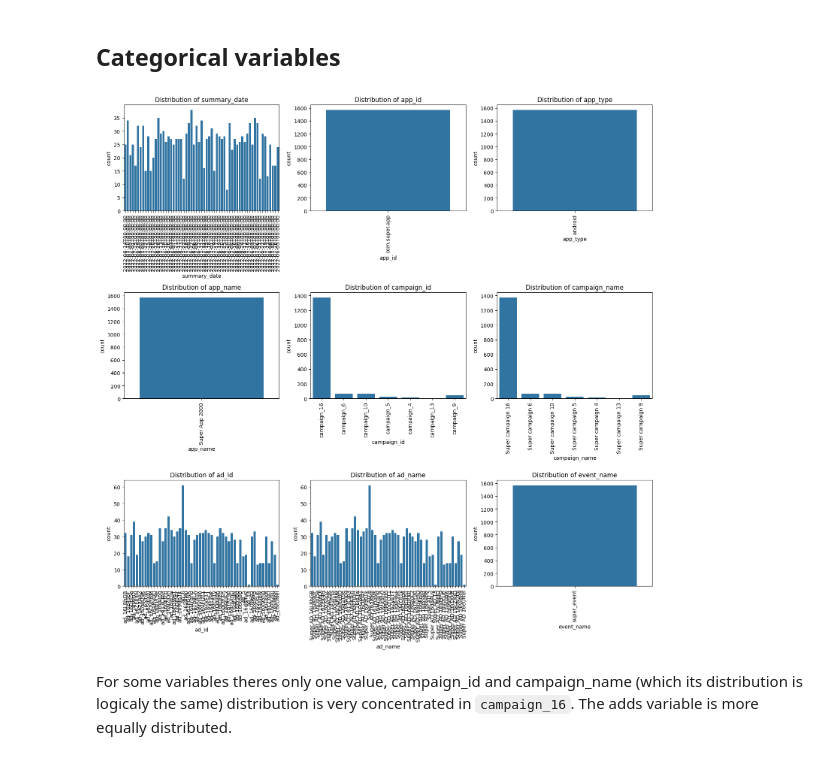
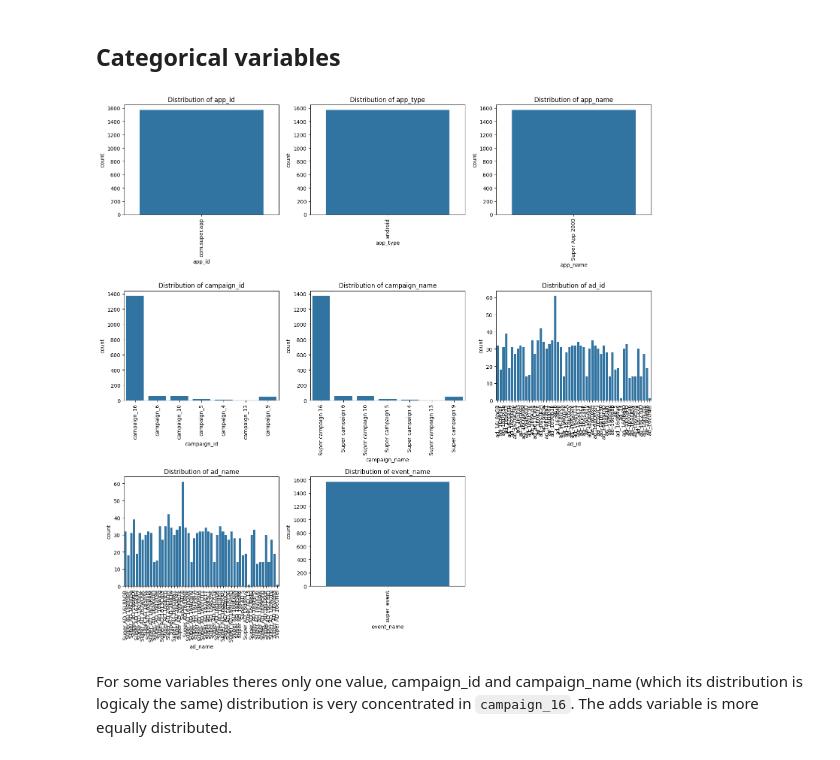
Before and after one commit to LucaGelmini/WinClap-dataEng-technicalTest, a Jupyter notebook: exercise3/report.ipynb, the cells around one changed output. Cells and saved outputs as stored; diff of their text form; code cells hidden in the pictures.

```diff
--- a/exercise3/report.ipynb
+++ b/exercise3/report.ipynb
@@ -11,4 +11,4 @@ import numpy as np
 df = pd.read_csv("./data/dataset.csv")
 df.summary_date = pd.to_datetime(df.summary_date, format="%Y.%m.%d")
 df['summary_date'] = df['summary_date'].apply(lambda x: x.isoformat())
-df.set_index('summary_date')
+df = df.set_index('summary_date')
@@ -150,27 +135,27 @@ Theres a strong corralation between the events, but also between the spend and t
 # %%
 categorical_columns = df.select_dtypes(include=['object']).columns
 
 
 num_cols = len(categorical_columns)
 ncols = 3
 nrows = (num_cols + ncols - 1) // ncols
 
 fig, axes = plt.subplots(nrows=nrows, ncols=ncols, figsize=(15, nrows * 5))
 
 axes = axes.flatten()
 
 for i, col in enumerate(categorical_columns):
-    sns.countplot(data=df, x=col, ax=axes[i])
+    sns.countplot(data=df.reset_index(), x=col, ax=axes[i])
     axes[i].set_title(f'Distribution of {col}')
     axes[i].tick_params(axis='x', rotation=90)
 
 for j in range(i + 1, len(axes)):
     fig.delaxes(axes[j])
 
 plt.tight_layout()
 plt.show()
 # %% [output]
-[figure, old version]
+[figure, new version]
 # %% [markdown]
 For some variables theres only one value, campaign_id and campaign_name (which its distribution is logicaly the same) distribution is very concentrated in `campaign_16`. The adds variable is more equally distributed.
 # %% [markdown]
```
Also changed, not shown: parts of 6 cells of this notebook, 1 other file.
